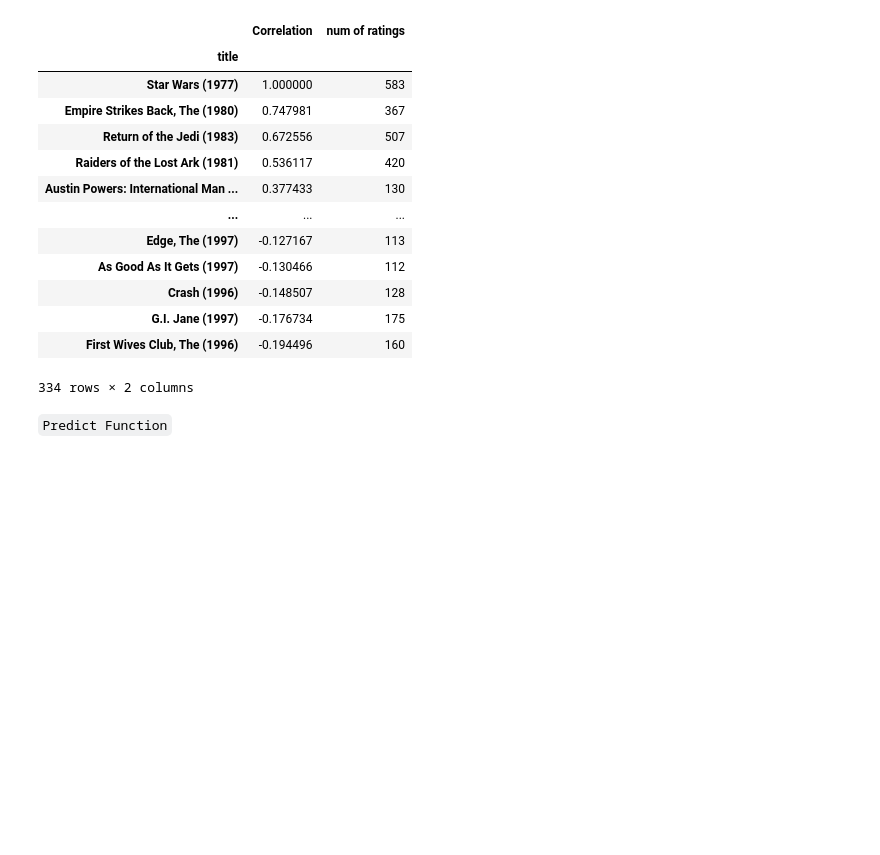
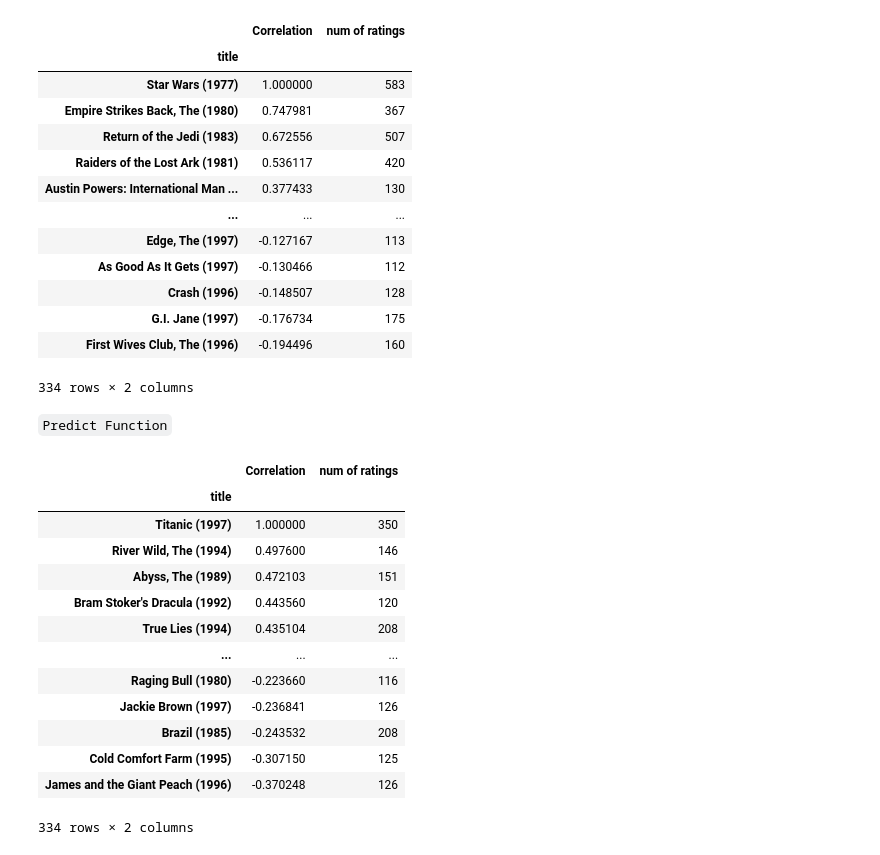
Before and after one commit to dawoodshahzad07/Movie-Recommendation, a Jupyter notebook: movie.ipynb, the cells around one changed output. Cells and saved outputs as stored; diff of their text form; code cells hidden in the pictures; blank space fills up the shorter version.

Commit message:
Predictions

````diff
--- a/movie.ipynb
+++ b/movie.ipynb
@@ -247,3 +247,34 @@ corr_starwars[corr_starwars['num of ratings']>100].sort_values('Correlation',asc
 334 rows × 2 columns
 # %% [markdown]
 ``` Predict Function ```
+# %%
+def predict_movies(movie_name):
+    movie_user_ratings=movie_matrix[movie_name]
+    similar_to_movie=movie_matrix.corrwith(movie_user_ratings)
+
+    corr_movie=pd.DataFrame(similar_to_movie,columns=['Correlation'])
+    corr.dropna(inplace=True)
+
+    corr_movie=corr_movie.join(ratings['num of ratings'])
+    predictions=corr_movie[corr_movie['num of ratings']>100].sort_values('Correlation',ascending=False)
+
+    return predictions
+# %%
+predictions=predict_movies('Titanic (1997)')
+# %%
+predictions
+# %% [output]
+|  | Correlation | num of ratings |
+| title |  |  |
+| Titanic (1997) | 1.000000 | 350 |
+| River Wild, The (1994) | 0.497600 | 146 |
+| Abyss, The (1989) | 0.472103 | 151 |
+| Bram Stoker's Dracula (1992) | 0.443560 | 120 |
+| True Lies (1994) | 0.435104 | 208 |
+| ... | ... | ... |
+| Raging Bull (1980) | -0.223660 | 116 |
+| Jackie Brown (1997) | -0.236841 | 126 |
+| Brazil (1985) | -0.243532 | 208 |
+| Cold Comfort Farm (1995) | -0.307150 | 125 |
+| James and the Giant Peach (1996) | -0.370248 | 126 |
+334 rows × 2 columns
````
